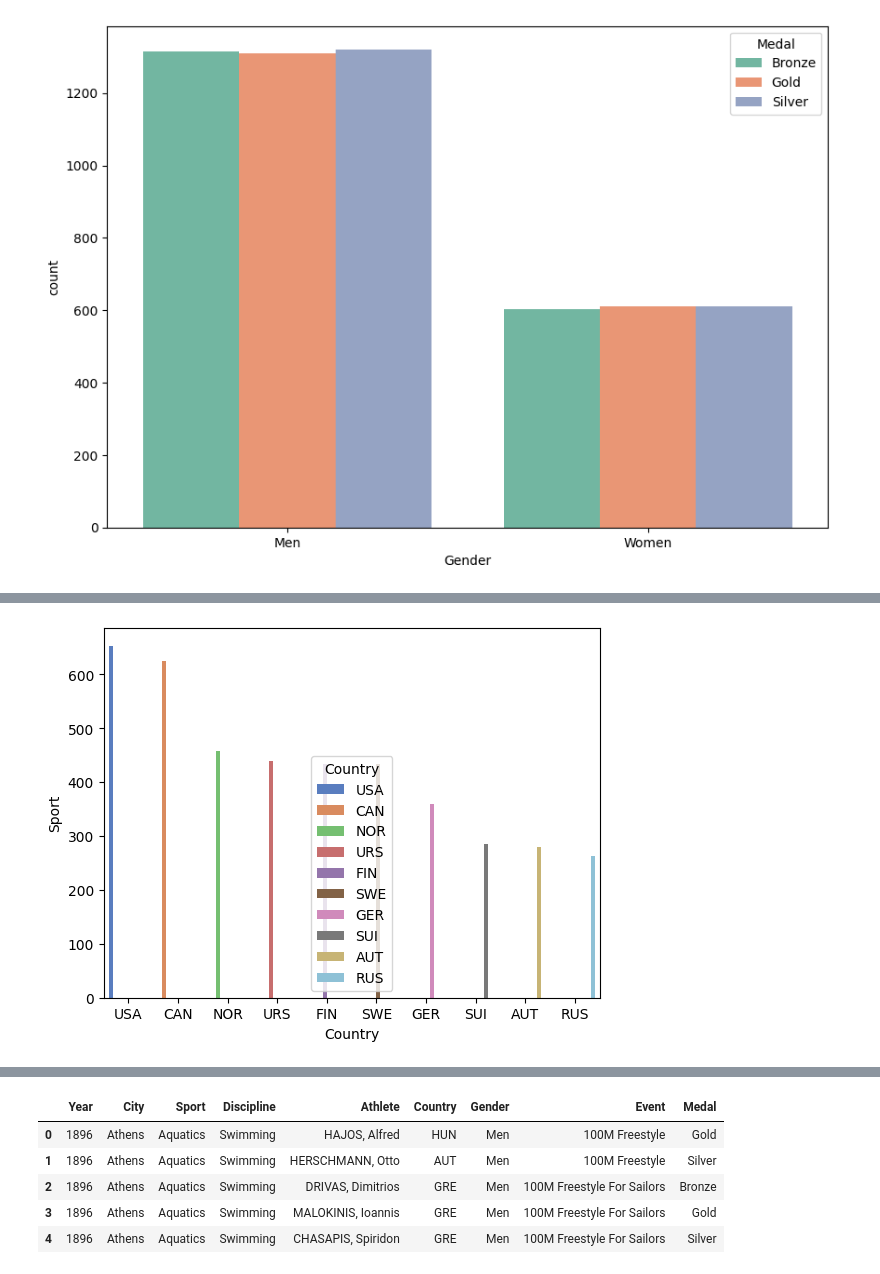
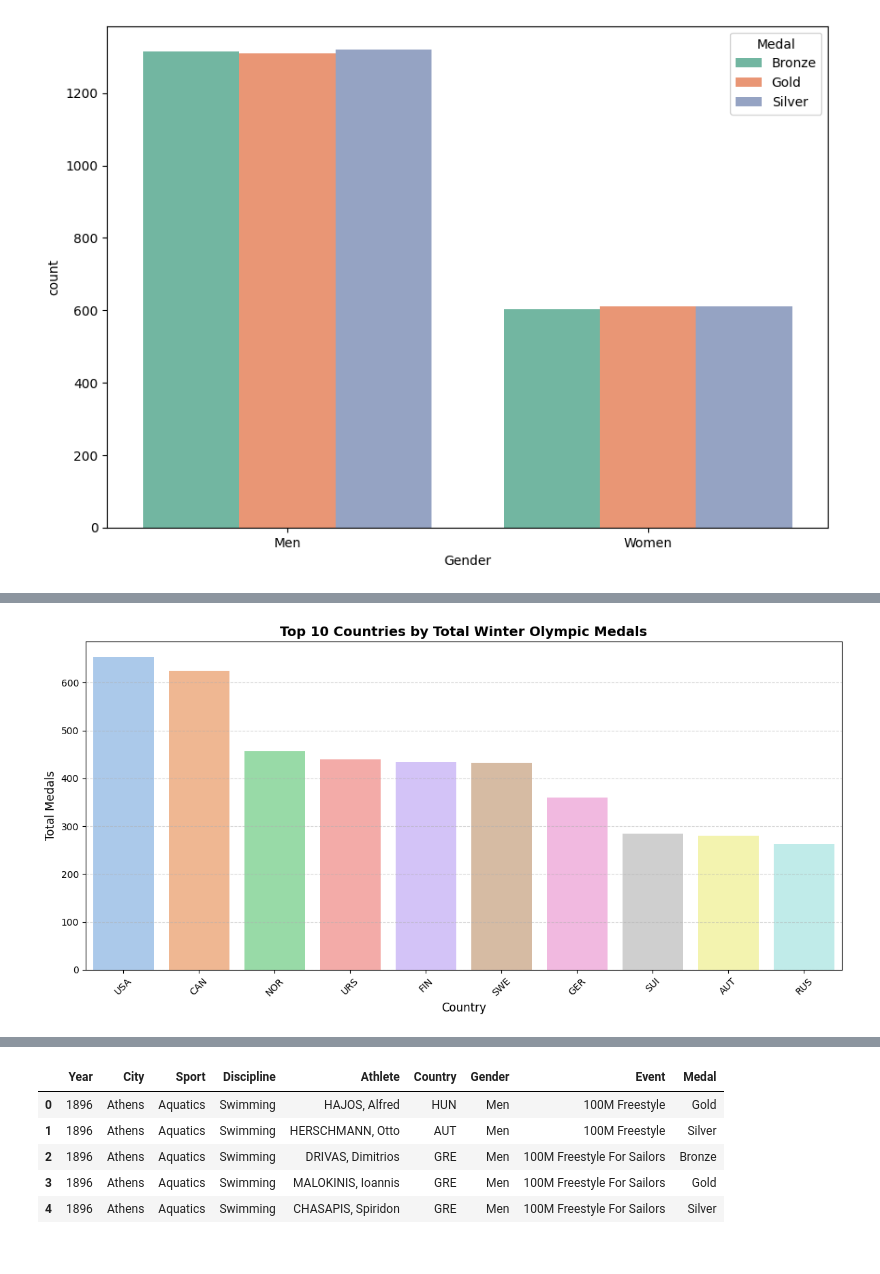
Before and after one commit to mohamedmahmoud26/Analysis-Netflix, a Jupyter notebook: olympic-analysis.ipynb, the cells around one changed output, grey strips where cells are left out. Cells and saved outputs as stored; diff of their text form; code cells hidden in the pictures.

Commit message:
Kaggle Notebook | Olympic Analysis | 7

```diff
--- a/olympic-analysis.ipynb
+++ b/olympic-analysis.ipynb
@@ -146,14 +129,27 @@ plt.show()
-# %%
-Top_Sport = df_winter.groupby('Country')['Sport'].count().nlargest(10).reset_index()
-# Grouping the data by 'Country' and counting the number of occurrences of different sports.
-# Selecting the top 10 countries with the highest sport participation count and resetting the index.
-
-sns.barplot(x='Country', y='Sport', hue='Country', data=Top_Sport, palette='muted')
-# Creating a bar plot to visualize the top 10 countries based on the number of sports they participated in.
-# 'hue=Country' assigns a unique color to each country.
-# 'palette' is set to 'muted' for a visually appealing color scheme.
-
-plt.show()
-# Displaying the plot.
-# %% [output]
-[figure, removed]
+# %%
+
+Top_Medal = (
+    df_winter.groupby('Country')['Medal']
+    .count()
+    .nlargest(10)
+    .reset_index()
+)
+
+plt.figure(figsize=(12, 6))
+sns.barplot(
+    data=Top_Medal,
+    x='Country',
+    y='Medal',
+    palette='pastel'
+)
+
+plt.title('Top 10 Countries by Total Winter Olympic Medals', fontsize=14, fontweight='bold')
+plt.xlabel('Country', fontsize=12)
+plt.ylabel('Total Medals', fontsize=12)
+plt.xticks(rotation=45)
+plt.grid(axis='y', linestyle='--', alpha=0.5)
+
+plt.tight_layout()
+plt.show()
+# %% [output]
+[figure, added]
```
Also changed, not shown: parts of 15 cells of this notebook.
